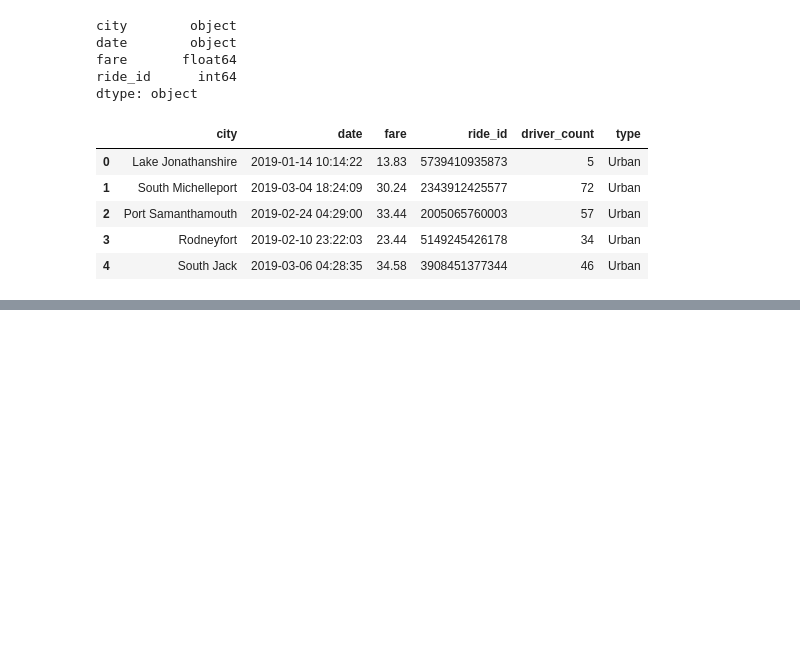
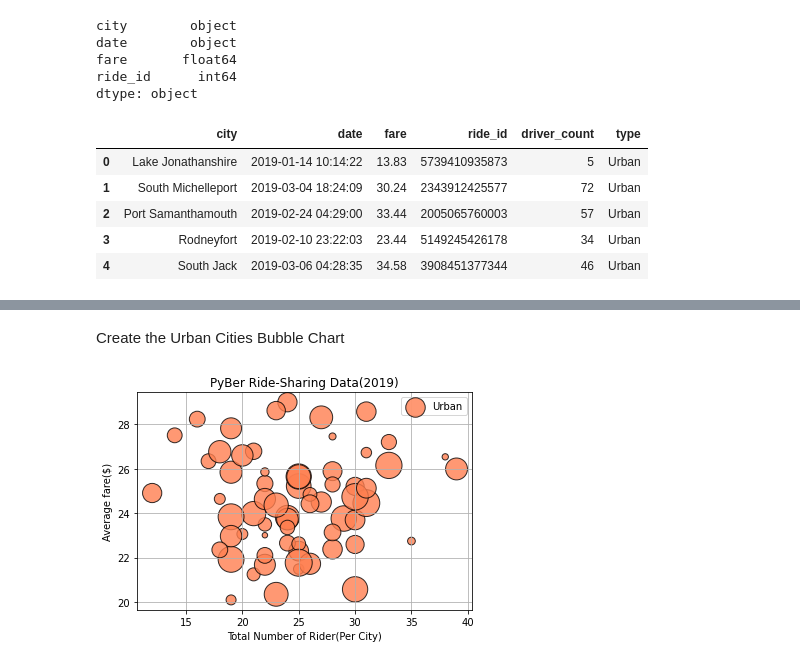
Before and after one commit to rajimuth/PyBer_Analysis, a Jupyter notebook: PyBer_Analysis.ipynb, the cells around one changed output, grey strips where cells are left out. Saved outputs shown, nothing was run; the diff lists cells and outputs as text; code cells hidden in the pictures; blank space fills up the shorter version.

```diff
--- a/PyBer_Analysis.ipynb
+++ b/PyBer_Analysis.ipynb
@@ -157,0 +173,7 @@ pyber_data_df.head()
+# %%
+# Create the urban ride count.
+urban_ride_count = urban_cities_df.groupby(["city"]).count()["ride_id"]
+# Create the suburban ride count.
+suburban_ride_count = suburban_cities_df.groupby(["city"]).count()["ride_id"]
+# Create the rural ride count.
+rural_ride_count = rural_cities_df.groupby(["city"]).count()["ride_id"]
@@ -159,3 +191,15 @@ pyber_data_df.head()
 # # Merge your DataFrames.how=right
 # pyber_data_right_df = pd.merge(city_data_df,ride_data_df,how="right",on=["city","city"])
 # pyber_data_right_df.head()
+# %%
+# Next, we'll use the groupby() function on the city type DataFrames to get the average fare for each city type. This will be our second dataset.
+#  we need to get the average fare for each city under each type
+urban_avg_fare= urban_cities_df.groupby(["city"]).mean()["fare"]
+# Get average fare for each city in the suburban cities.
+suburban_avg_fare= suburban_cities_df.groupby(["city"]).mean()["fare"]
+# Get average fare for each city in the rural cities.
+rural_avg_fare= rural_cities_df.groupby(["city"]).mean()["fare"]
+# Read the series
+urban_avg_fare.head()
+# pyber_mean_fare_df = pyber_data_df.groupby(["city"]).mean(["fare"])
+# pyber_mean_fare_df
@@ -161,0 +214,12 @@ pyber_data_df.head()
+# %%
+# Now we have two of three datasets we need to create a bubble chart.
+#  Next, we'll use the groupby() function on the city type DataFrames to get the average number of drivers for each city type.
+# This will be our third and final dataset.
+# get average number of drivers for each urban city
+urban_driver_count = urban_cities_df.groupby(["city"]).mean()["driver_count"]
+# get average number of drivers for each suburban city
+suburban_driver_count = suburban_cities_df.groupby(["city"]).mean()["driver_count"]
+# get average number of drivers for each rural city
+rural_driver_count = rural_cities_df.groupby(["city"]).mean()["driver_count"]
+# read urban_driver_count series
+urban_driver_count.head()
@@ -161,0 +234,2 @@ pyber_data_df.head()
+# %% [markdown]
+Create the Urban Cities Bubble Chart
@@ -161,0 +241,13 @@ pyber_data_df.head()
+# %%
+# To the plt.scatter() function, let's add the x- and y-axis data, where the x-axis is the urban_ride_count and the y-axis is the urban_avg_fare.
+# alpha - for shade (20%)
+# Build the scatter plots for urban cities.
+plt.scatter(urban_ride_count, urban_avg_fare,label="Urban",color="coral", s= [urban_driver_count*10], edgecolors= "black",linewidths= 1,alpha=0.8)
+plt.title("PyBer Ride-Sharing Data(2019)")
+plt.legend()
+plt.xlabel("Total Number of Rider(Per City)")
+plt.ylabel("Average fare($)")
+plt.grid(True)
+plt.show()
+# %% [output]
+[figure, added]
```
Also changed, not shown: parts of 13 cells of this notebook, 1 other file.
